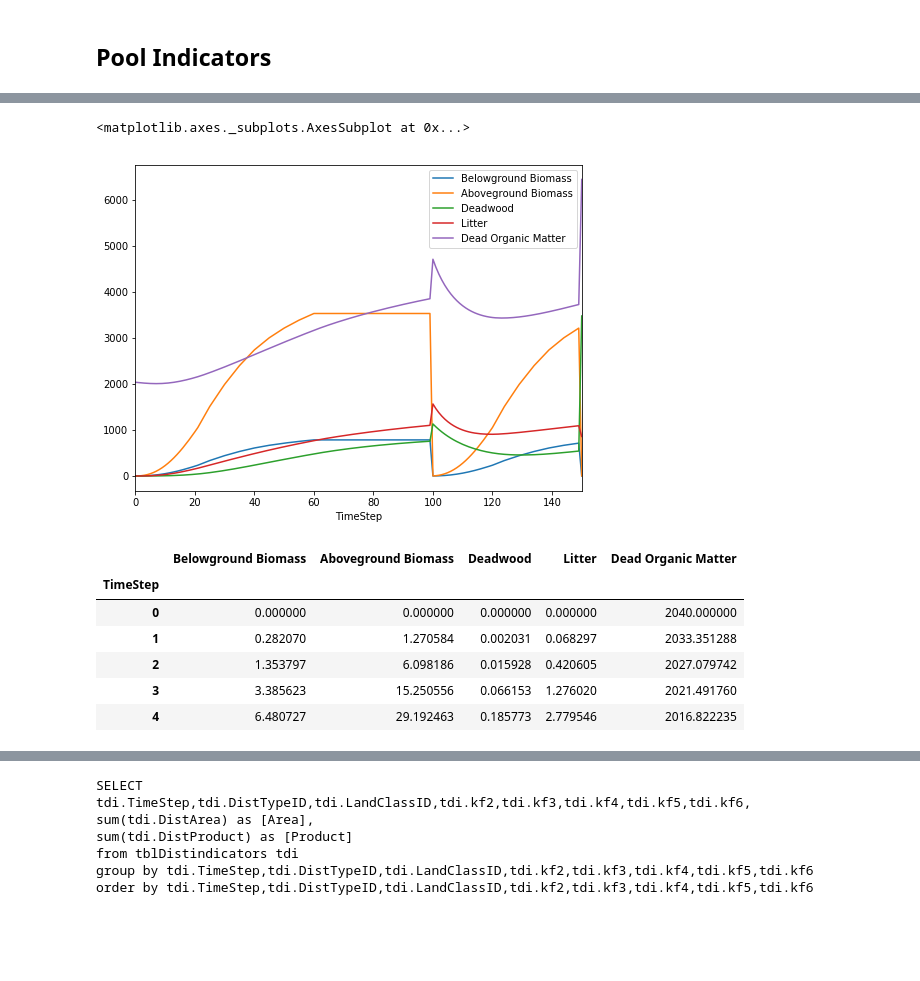
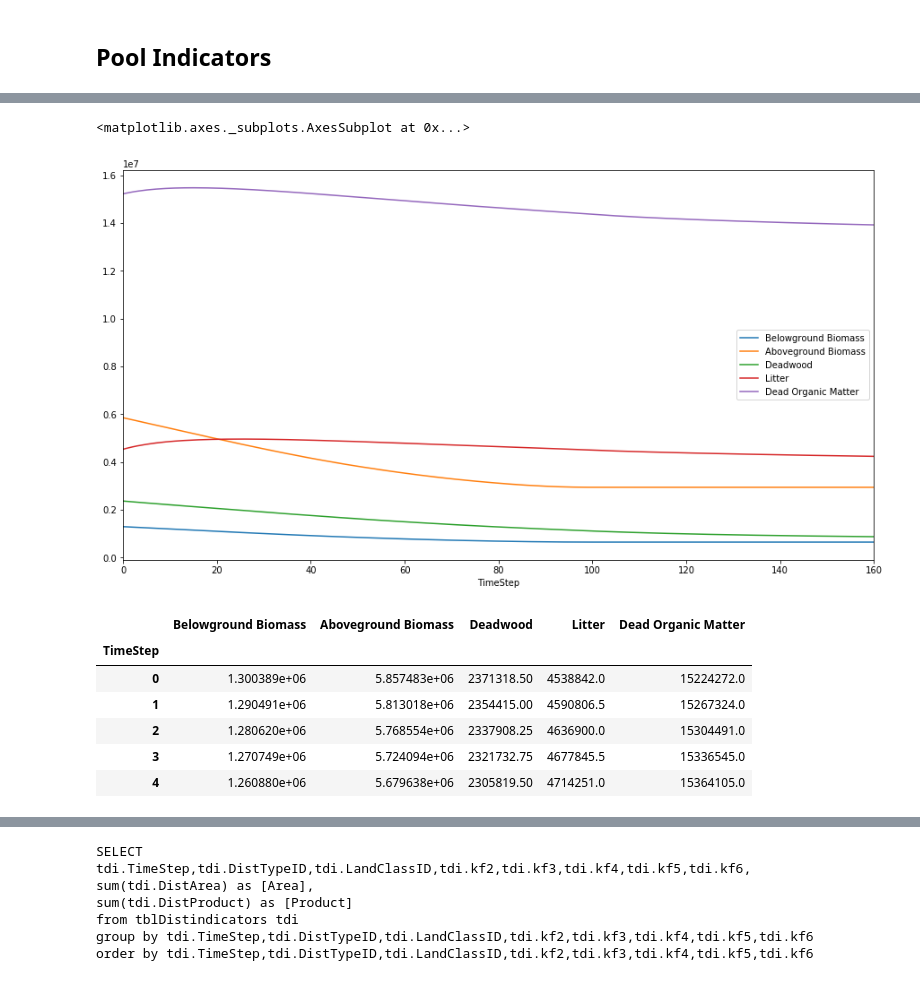
Before and after one commit to cat-cfs/cbm3_scripting_examples, a Jupyter notebook: cbm3_results.ipynb, the cells around one changed output, grey strips where cells are left out. Drawn from its saved outputs; the diff is of its cells as text; code cells hidden in the pictures; blank space fills up the shorter version.

Commit message:
refine results notebook, re-run all notebooks with latest version of toolbox

```diff
--- a/cbm3_results.ipynb
+++ b/cbm3_results.ipynb
@@ -14,8 +12,9 @@ results_db_path = r".\tutorial1\tutorial1_results.mdb"
+# %%
+toolbox_path = r'C:\Program Files (x86)\Operational-Scale CBM-CFS3'
+results_db_path = os.path.join(toolbox_path, "Tutorials", "Tutorial 3","Tutorial3_results.mdb")
 # %% [markdown]
 ## Pool Indicators ##
 # %%
-pool_indicators = cbm3_results.load_pool_indicators(
-    results_db_path,
-    land_class_grouping=True)
+pool_indicators = cbm3_results.load_pool_indicators(results_db_path)
 pool_indicators.head()
 # %% [output]
@@ -64,26 +70,26 @@ dist_indicators.head()
 # %%
 stocks_cols = ["TimeStep",
                "Belowground Biomass",
                "Aboveground Biomass",
                "Deadwood",
                "Litter",
                "Dead Organic Matter"]
 #stocks = pool_indicators.loc[pool_indicators["LandClassID"]==0][stocks_cols].groupby("TimeStep").sum()
 stocks = pool_indicators[stocks_cols].groupby("TimeStep").sum()
-stocks.plot(figsize=(8,6))
+stocks.plot(figsize=(15,8))
 # %% [output]
 <matplotlib.axes._subplots.AxesSubplot at 0x...>
-[figure, old version]
+[figure, new version]
 # %%
 stocks.head()
 # %% [output]
 |  | Belowground Biomass | Aboveground Biomass | Deadwood | Litter | Dead Organic Matter |
 | TimeStep |  |  |  |  |  |
-| 0 | 0.000000 | 0.000000 | 0.000000 | 0.000000 | 2040.000000 |
-| 1 | 0.282070 | 1.270584 | 0.002031 | 0.068297 | 2033.351288 |
-| 2 | 1.353797 | 6.098186 | 0.015928 | 0.420605 | 2027.079742 |
-| 3 | 3.385623 | 15.250556 | 0.066153 | 1.276020 | 2021.491760 |
-| 4 | 6.480727 | 29.192463 | 0.185773 | 2.779546 | 2016.822235 |
+| 0 | 1.300389e+06 | 5.857483e+06 | 2371318.50 | 4538842.0 | 15224272.0 |
+| 1 | 1.290491e+06 | 5.813018e+06 | 2354415.00 | 4590806.5 | 15267324.0 |
+| 2 | 1.280620e+06 | 5.768554e+06 | 2337908.25 | 4636900.0 | 15304491.0 |
+| 3 | 1.270749e+06 | 5.724094e+06 | 2321732.75 | 4677845.5 | 15336545.0 |
+| 4 | 1.260880e+06 | 5.679638e+06 | 2305819.50 | 4714251.0 | 15364105.0 |
 # %%
 #flux_indicators
 flux_cols = ["TimeStep",
```
Also changed, not shown: parts of 14 cells of this notebook, 2 other files.
